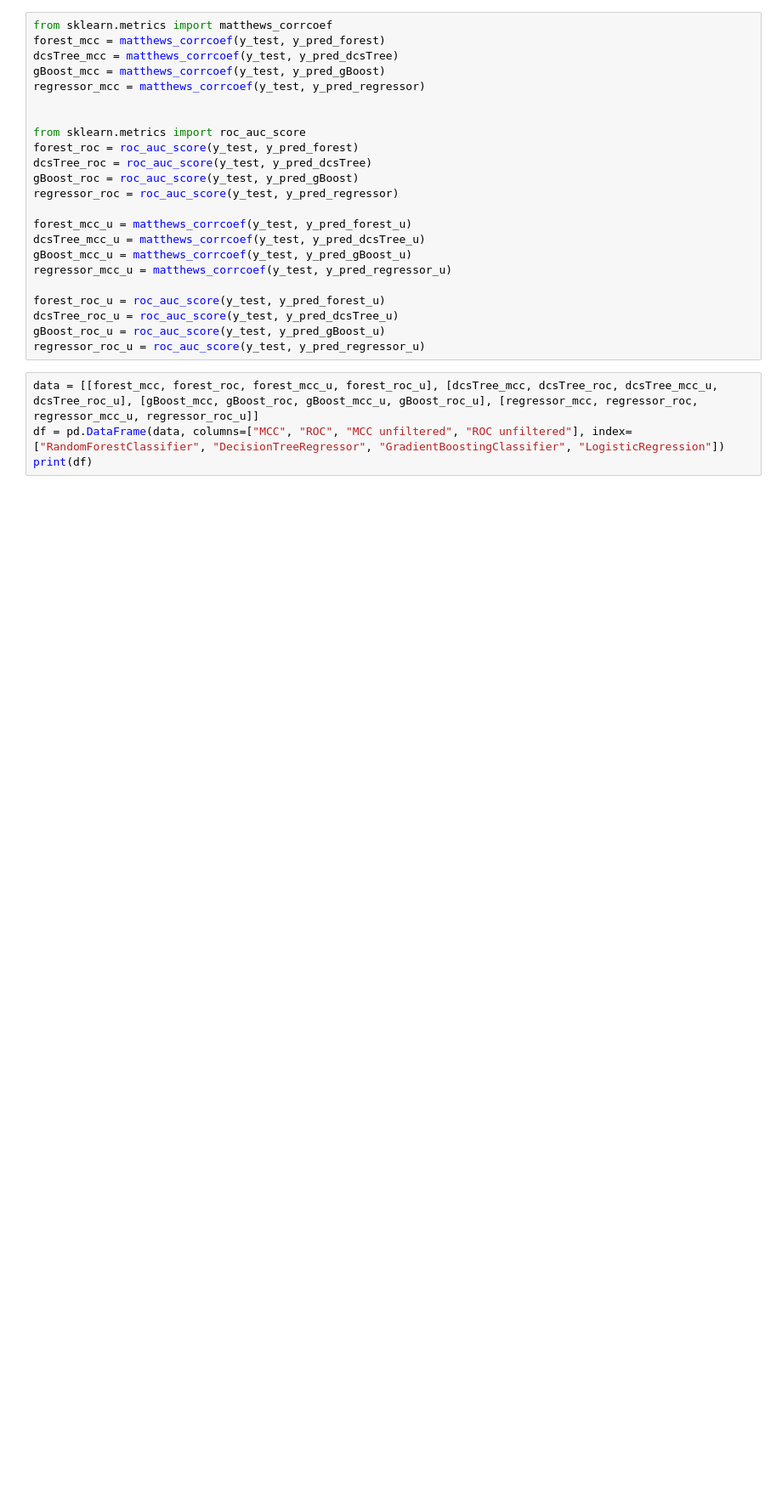
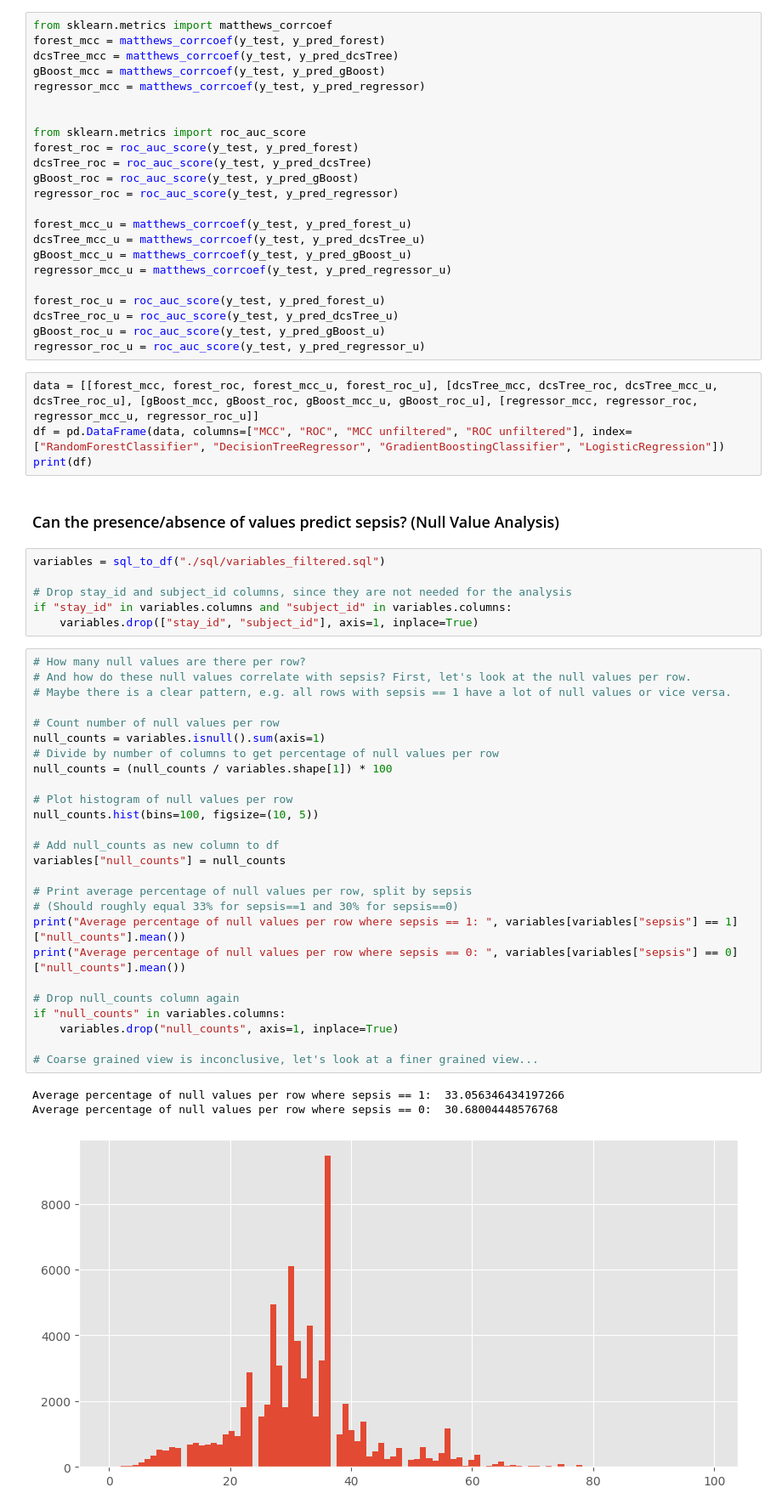
Before and after one commit to cdboer/kp-medizinische-informatik-ss23, a Jupyter notebook: ml/ml.ipynb, the cells around one changed output. Shown at 85% size. Saved outputs shown, nothing was run; the diff lists cells and outputs as text; blank space fills up the shorter version.

Commit message:
Add null-value analysis, analysis indicates shortcut learning

```diff
--- a/ml/ml.ipynb
+++ b/ml/ml.ipynb
@@ -336,3 +356,41 @@ regressor_roc_u = roc_auc_score(y_test, y_pred_regressor_u)
 data = [[forest_mcc, forest_roc, forest_mcc_u, forest_roc_u], [dcsTree_mcc, dcsTree_roc, dcsTree_mcc_u, dcsTree_roc_u], [gBoost_mcc, gBoost_roc, gBoost_mcc_u, gBoost_roc_u], [regressor_mcc, regressor_roc, regressor_mcc_u, regressor_roc_u]]
 df = pd.DataFrame(data, columns=["MCC", "ROC", "MCC unfiltered", "ROC unfiltered"], index=["RandomForestClassifier", "DecisionTreeRegressor", "GradientBoostingClassifier", "LogisticRegression"])
 print(df)
+# %% [markdown]
+### Can the presence/absence of values predict sepsis? (Null Value Analysis)
+# %%
+variables = sql_to_df("./sql/variables_filtered.sql")
+
+# Drop stay_id and subject_id columns, since they are not needed for the analysis
+if "stay_id" in variables.columns and "subject_id" in variables.columns:
+    variables.drop(["stay_id", "subject_id"], axis=1, inplace=True)
+# %%
+# How many null values are there per row?
+# And how do these null values correlate with sepsis? First, let's look at the null values per row.
+# Maybe there is a clear pattern, e.g. all rows with sepsis == 1 have a lot of null values or vice versa.
+
+# Count number of null values per row
+null_counts = variables.isnull().sum(axis=1)
+# Divide by number of columns to get percentage of null values per row
+null_counts = (null_counts / variables.shape[1]) * 100
+
+# Plot histogram of null values per row
+null_counts.hist(bins=100, figsize=(10, 5))
+
+# Add null_counts as new column to df
+variables["null_counts"] = null_counts
+
+# Print average percentage of null values per row, split by sepsis
+# (Should roughly equal 33% for sepsis==1 and 30% for sepsis==0)
+print("Average percentage of null values per row where sepsis == 1: ", variables[variables["sepsis"] == 1]["null_counts"].mean())
+print("Average percentage of null values per row where sepsis == 0: ", variables[variables["sepsis"] == 0]["null_counts"].mean())
+
+# Drop null_counts column again
+if "null_counts" in variables.columns:
+    variables.drop("null_counts", axis=1, inplace=True)
+
+# Coarse grained view is inconclusive, let's look at a finer grained view...
+# %% [output]
+Average percentage of null values per row where sepsis == 1:  33.056346434197266
+Average percentage of null values per row where sepsis == 0:  30.68004448576768
+[figure, added]
```
Also changed, not shown: parts of 7 cells of this notebook, 1 other file.
